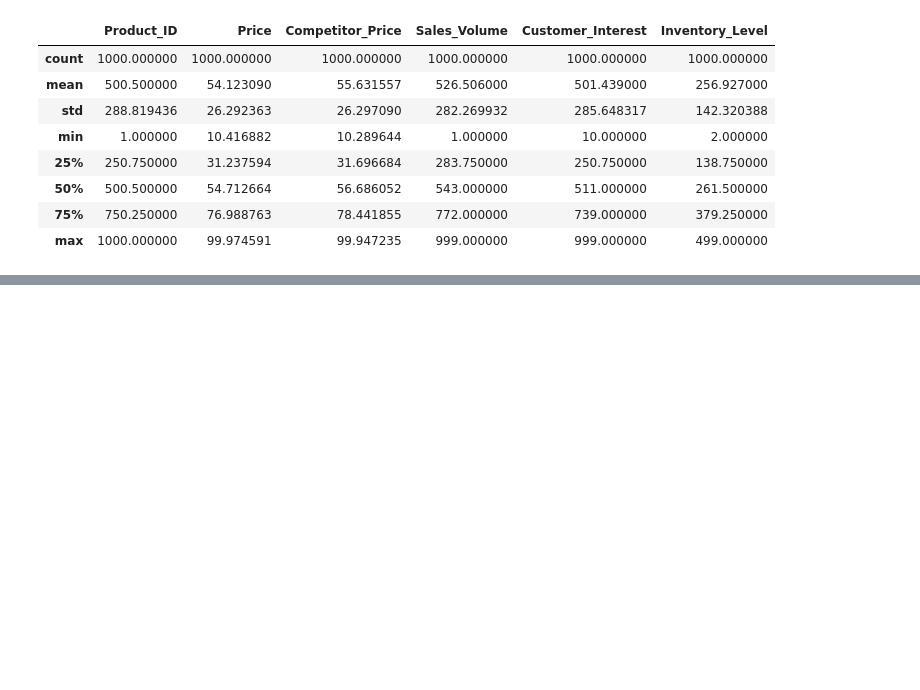
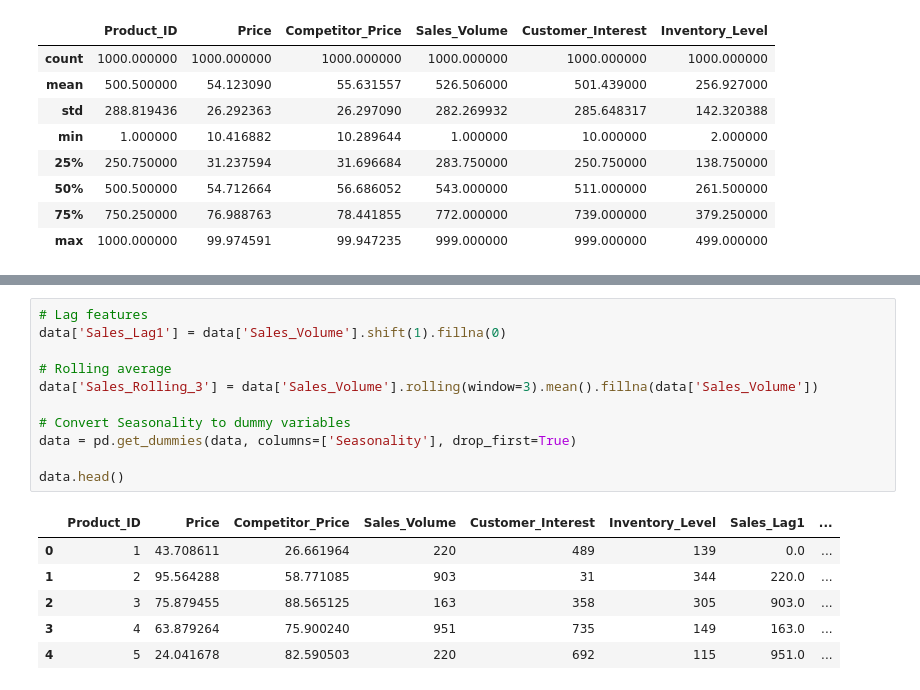
Before and after one commit to areebaqamar021/365-days-of-Data-Science, a Jupyter notebook: Dynamic Pricing Optimization for E-commerce/Dynamic Pricing Optimization for E-commerce.ipynb, the cells around one changed output, grey strips where cells are left out. Cells and saved outputs as stored; diff of their text form; blank space fills up the shorter version.

Commit message:
Add feature engineering: lag features, rolling averages, and seasonality encoding

```diff
--- a/Dynamic Pricing Optimization for E-commerce/Dynamic Pricing Optimization for E-commerce.ipynb
+++ b/Dynamic Pricing Optimization for E-commerce/Dynamic Pricing Optimization for E-commerce.ipynb
@@ -78,0 +86,18 @@ data.describe()
+# %%
+# Lag features
+data['Sales_Lag1'] = data['Sales_Volume'].shift(1).fillna(0)
+
+# Rolling average
+data['Sales_Rolling_3'] = data['Sales_Volume'].rolling(window=3).mean().fillna(data['Sales_Volume'])
+
+# Convert Seasonality to dummy variables
+data = pd.get_dummies(data, columns=['Seasonality'], drop_first=True)
+
+data.head()
+# %% [output]
+|  | Product_ID | Price | Competitor_Price | Sales_Volume | Customer_Interest | Inventory_Level | Sales_Lag1 | ... |
+| 0 | 1 | 43.708611 | 26.661964 | 220 | 489 | 139 | 0.0 | ... |
+| 1 | 2 | 95.564288 | 58.771085 | 903 | 31 | 344 | 220.0 | ... |
+| 2 | 3 | 75.879455 | 88.565125 | 163 | 358 | 305 | 903.0 | ... |
+| 3 | 4 | 63.879264 | 75.900240 | 951 | 735 | 149 | 163.0 | ... |
+| 4 | 5 | 24.041678 | 82.590503 | 220 | 692 | 115 | 951.0 | ... |
```
Also changed, not shown: parts of 1 cell of this notebook.
